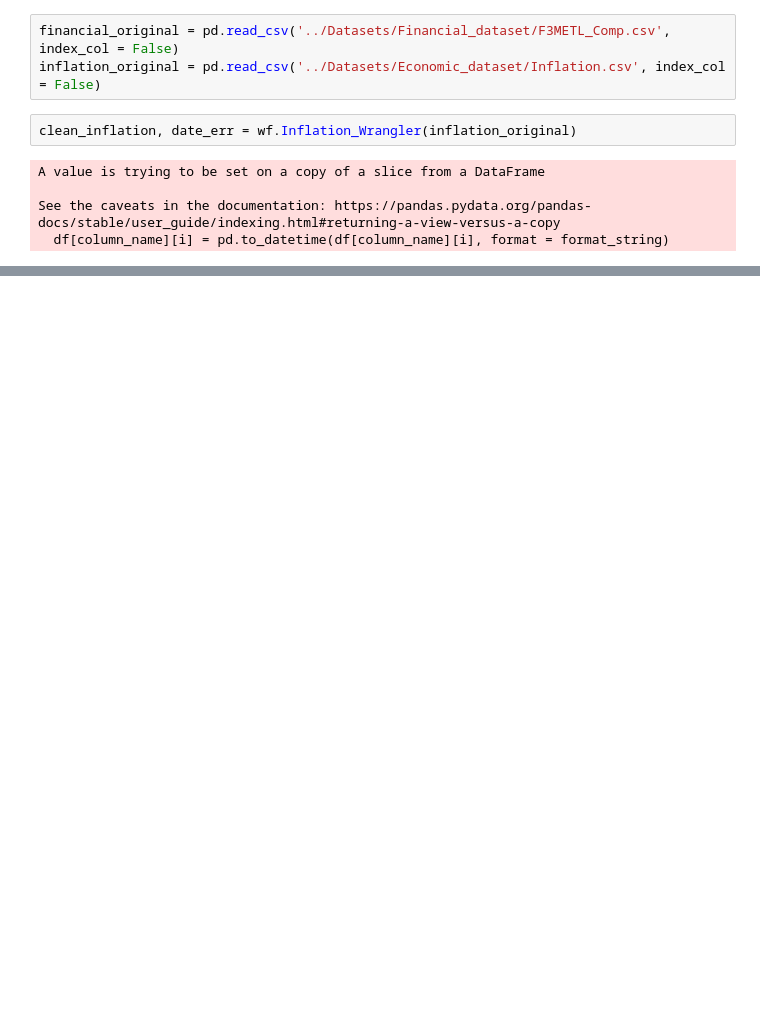
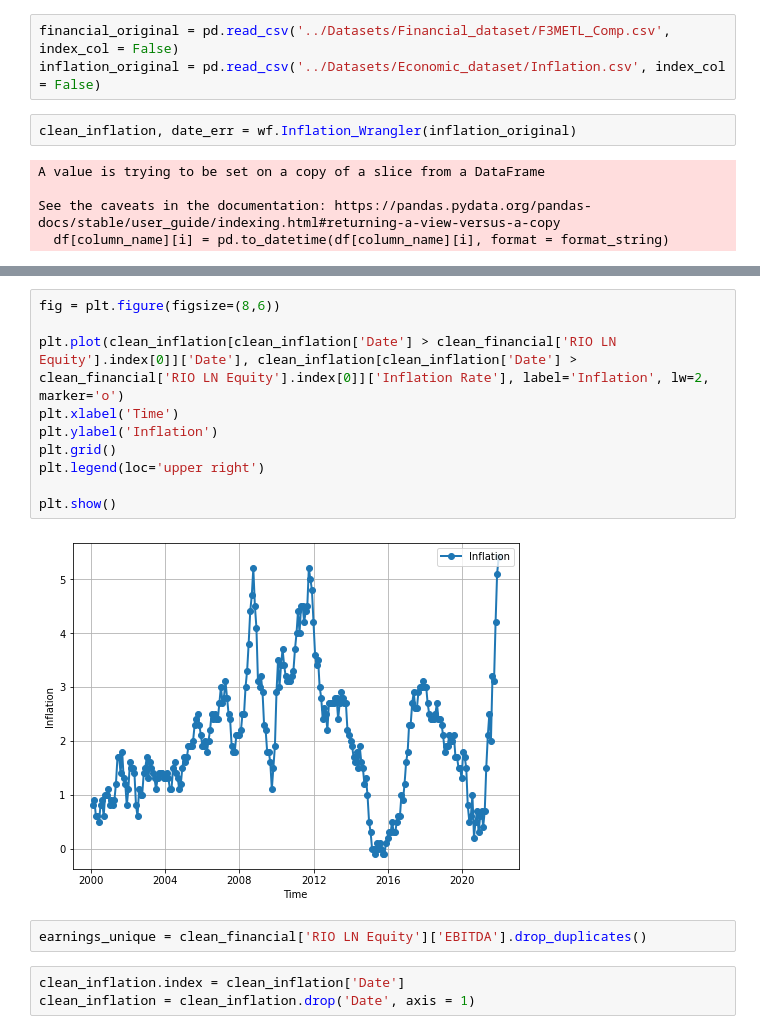
Before and after one commit to ADSMining/Mining, a Jupyter notebook: Notebooks/Data_exploration_notebooks/DataExploration.ipynb, the cells around one changed output, grey strips where cells are left out. Saved outputs shown, nothing was run; the diff lists cells and outputs as text; blank space fills up the shorter version.

```diff
--- a/Notebooks/Data_exploration_notebooks/DataExploration.ipynb
+++ b/Notebooks/Data_exploration_notebooks/DataExploration.ipynb
@@ -50,0 +65,17 @@ clean_financial
+# %%
+fig = plt.figure(figsize=(8,6))
+
+plt.plot(clean_inflation[clean_inflation['Date'] > clean_financial['RIO LN Equity'].index[0]]['Date'], clean_inflation[clean_inflation['Date'] > clean_financial['RIO LN Equity'].index[0]]['Inflation Rate'], label='Inflation', lw=2, marker='o')
+plt.xlabel('Time')
+plt.ylabel('Inflation')
+plt.grid()
+plt.legend(loc='upper right')
+
+plt.show()
+# %% [output]
+[figure, added]
+# %%
+earnings_unique = clean_financial['RIO LN Equity']['EBITDA'].drop_duplicates()
+# %%
+clean_inflation.index = clean_inflation['Date']
+clean_inflation = clean_inflation.drop('Date', axis = 1)
```
Also changed, not shown: parts of 10 cells of this notebook, 1 other file.
